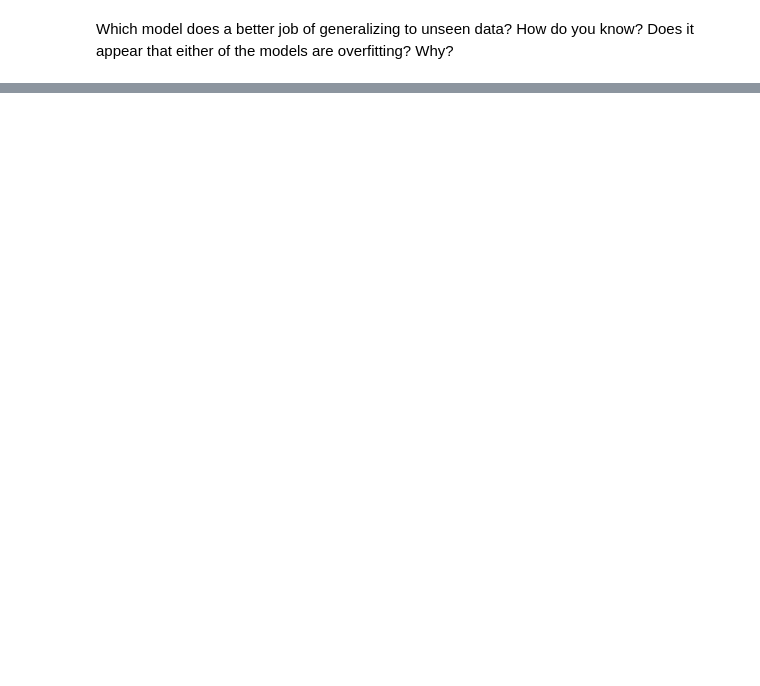
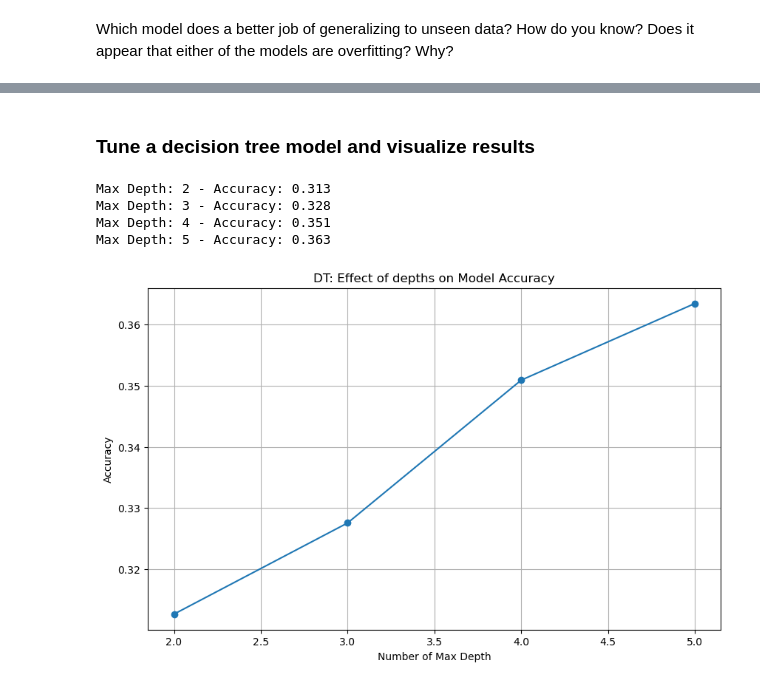
Before and after one commit to ZoeZhouJ/EDS232-labs, a Jupyter notebook: Week4/lab4-spotify.ipynb, the cells around one changed output, grey strips where cells are left out. Saved outputs shown, nothing was run; the diff lists cells and outputs as text; code cells hidden in the pictures; blank space fills up the shorter version.

```diff
--- a/Week4/lab4-spotify.ipynb
+++ b/Week4/lab4-spotify.ipynb
@@ -187,0 +294,33 @@ In the workflow above, we used the default parameter values of k = 5 for the KNN
+# %% [markdown]
+### Tune a decision tree model and visualize results
+# %%
+def decision_tree():
+    # different possible mas depths
+    max_depths = [2,3,4,5]
+    accuracies = []
+
+    # Loop through different max depths and run a DT model/ report accuracies
+    for depth in max_depths:
+        dt = DecisionTreeClassifier(max_depth = depth)
+        dt.fit(X_train_scaled, y_train)
+        y_pred = dt.predict(X_test_scaled)
+        accuracy = accuracy_score(y_test, y_pred)
+        accuracies.append(accuracy)
+
+        print(f"Max Depth: {depth} - Accuracy: {accuracy:.3f}")
+    # Visualize the effect of K on accuracy
+    plt.figure(figsize = (10, 6))
+    plt.plot(max_depths, accuracies, marker = 'o')
+    plt.xlabel('Number of Max Depth')
+    plt.ylabel('Accuracy')
+    plt.title('DT: Effect of depths on Model Accuracy')
+    plt.grid(True)
+    plt.show()
+# %%
+decision_tree()
+# %% [output]
+Max Depth: 2 - Accuracy: 0.313
+Max Depth: 3 - Accuracy: 0.328
+Max Depth: 4 - Accuracy: 0.351
+Max Depth: 5 - Accuracy: 0.363
+[figure, added]
```
Also changed, not shown: parts of 17 cells of this notebook, 1 other file.
